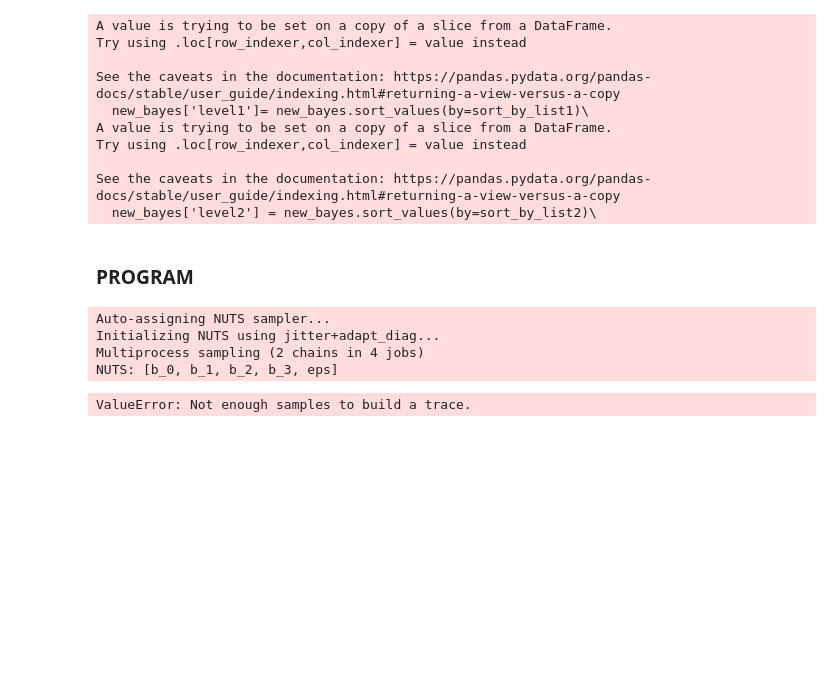
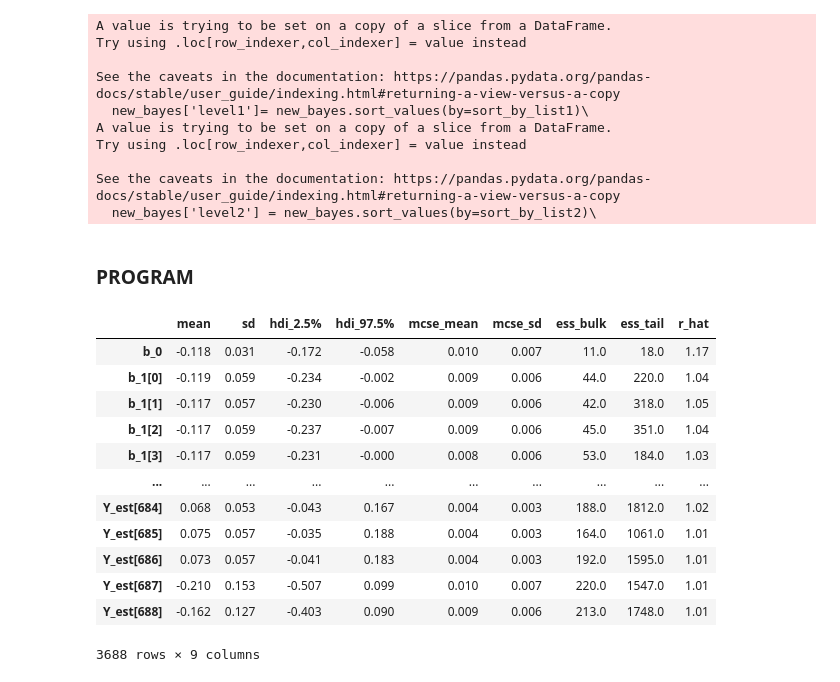
Before and after one commit to GATechMSCS/fall2023, a Jupyter notebook: bayesian_statistics/lectures/week13and14/Project/code/Project_Code_ScottSchmidl.ipynb, the cells around one changed output. Saved outputs shown, nothing was run; the diff lists cells and outputs as text; code cells hidden in the pictures; blank space fills up the shorter version.

```diff
--- a/bayesian_statistics/lectures/week13and14/Project/code/Project_Code_ScottSchmidl.ipynb
+++ b/bayesian_statistics/lectures/week13and14/Project/code/Project_Code_ScottSchmidl.ipynb
@@ -161,17 +158,17 @@ Try using .loc[row_indexer,col_indexer] = value instead
 See the caveats in the documentation: https://pandas.pydata.org/pandas-docs/stable/user_guide/indexing.html#returning-a-view-versus-a-copy
   new_bayes['level2'] = new_bayes.sort_values(by=sort_by_list2)\
 # %%
-level_1 = new_bayes['level1'].values
+level_1 = new_bayes['level1'].to_numpy()
 level_1_unique = np.unique(level_1)
 level_1_count = len(level_1_unique)
 
-level_2 = new_bayes['level2'].values
-level_2_link = new_bayes[['level1', 'level2']].copy().drop_duplicates()['level1'].values
+level_2 = new_bayes['level2'].to_numpy()
+level_2_link = new_bayes[['level1', 'level2']].copy().drop_duplicates()['level1'].to_numpy()
 level_2_unique = np.unique(level_2)
 level_2_count = len(level_2_unique)
 
-level_3 = new_bayes['level3'].values
-level_3_link = new_bayes[['level2', 'level3']].copy().drop_duplicates()['level2'].values
+level_3 = new_bayes['level3'].to_numpy()
+level_3_link = new_bayes[['level2', 'level3']].copy().drop_duplicates()['level2'].to_numpy()
 level_3_unique = np.unique(level_3)
 level_3_count = len(level_3_unique)
 # %% [markdown]
@@ -179,7 +176,7 @@ level_3_count = len(level_3_unique)
 # %%
 with pm.Model() as hierarchical_model:
 
-    b_0 = pm.Normal(name='b_0', mu=hbr_b_mu, sigma=hbr_b_sig, shape=1)
+    b_0 = pm.Normal(name='b_0', mu=hbr_b_mu, sigma=hbr_b_sig)
 
     b_1 = pm.Normal(name='b_1', mu=b_0,  sigma=hbr_b_sig, shape=level_1_count)
 
@@ -190,16 +187,23 @@ with pm.Model() as hierarchical_model:
     eps = pm.HalfCauchy(name='eps', beta=1)
 
     # Likelihood
-    Y_est = b_3[level_3 - 1] * bayesX_zscore
-    # Y_like = pm.Normal(name='Y_like', mu=Y_est, sigma=eps, observed=bayesY_zscore)
+    Y_est = pm.Deterministic(name='Y_est', var=b_3[level_3[:689] - 1] * bayesX_zscore)
+    Y_like = pm.Normal(name='Y_like', mu=Y_est, sigma=eps, observed=bayesY_zscore)
 
     trace = pm.sample(draws=2000, tune=2000, cores=4, chains=2, random_seed=1, progressbar=0)
-
-b_est = trace['b_3'].mean(axis=0)
-results = pd.DataFrame({'Level_Key': level_3_unique, 'MCMC_Partition': 'Global_Partition', 'b_est': b_est})
-# %% [output]
-Auto-assigning NUTS sampler...
-Initializing NUTS using jitter+adapt_diag...
-Multiprocess sampling (2 chains in 4 jobs)
-NUTS: [b_0, b_1, b_2, b_3, eps]
-ValueError: Not enough samples to build a trace.
+# %%
+az.summary(data=trace, hdi_prob=0.95)
+# %% [output]
+|  | mean | sd | hdi_2.5% | hdi_97.5% | mcse_mean | mcse_sd | ess_bulk | ess_tail | r_hat |
+| b_0 | -0.118 | 0.031 | -0.172 | -0.058 | 0.010 | 0.007 | 11.0 | 18.0 | 1.17 |
+| b_1[0] | -0.119 | 0.059 | -0.234 | -0.002 | 0.009 | 0.006 | 44.0 | 220.0 | 1.04 |
+| b_1[1] | -0.117 | 0.057 | -0.230 | -0.006 | 0.009 | 0.006 | 42.0 | 318.0 | 1.05 |
+| b_1[2] | -0.117 | 0.059 | -0.237 | -0.007 | 0.009 | 0.006 | 45.0 | 351.0 | 1.04 |
+| b_1[3] | -0.117 | 0.059 | -0.231 | -0.000 | 0.008 | 0.006 | 53.0 | 184.0 | 1.03 |
+| ... | ... | ... | ... | ... | ... | ... | ... | ... | ... |
+| Y_est[684] | 0.068 | 0.053 | -0.043 | 0.167 | 0.004 | 0.003 | 188.0 | 1812.0 | 1.02 |
+| Y_est[685] | 0.075 | 0.057 | -0.035 | 0.188 | 0.004 | 0.003 | 164.0 | 1061.0 | 1.01 |
+| Y_est[686] | 0.073 | 0.057 | -0.041 | 0.183 | 0.004 | 0.003 | 192.0 | 1595.0 | 1.01 |
+| Y_est[687] | -0.210 | 0.153 | -0.507 | 0.099 | 0.010 | 0.007 | 220.0 | 1547.0 | 1.01 |
+| Y_est[688] | -0.162 | 0.127 | -0.403 | 0.090 | 0.009 | 0.006 | 213.0 | 1748.0 | 1.01 |
+3688 rows × 9 columns
```
Also changed, not shown: parts of 5 cells of this notebook.
